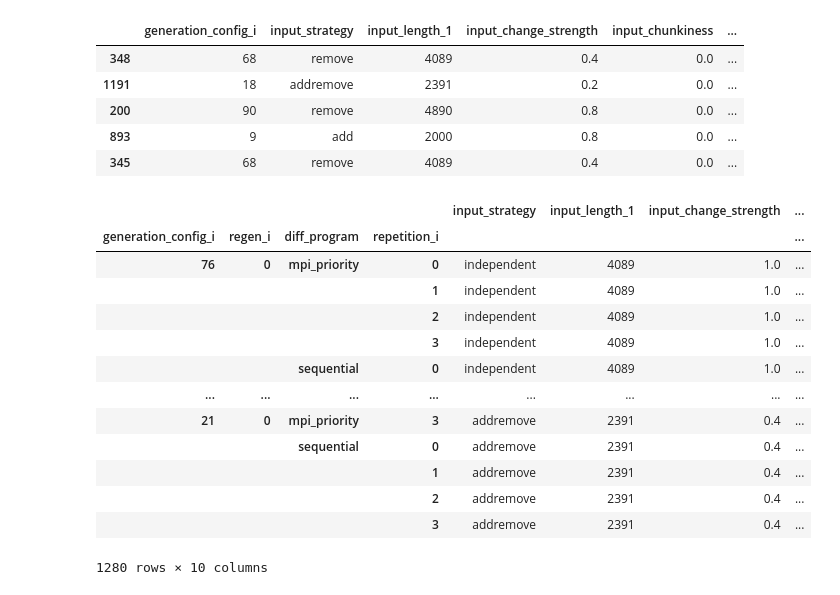
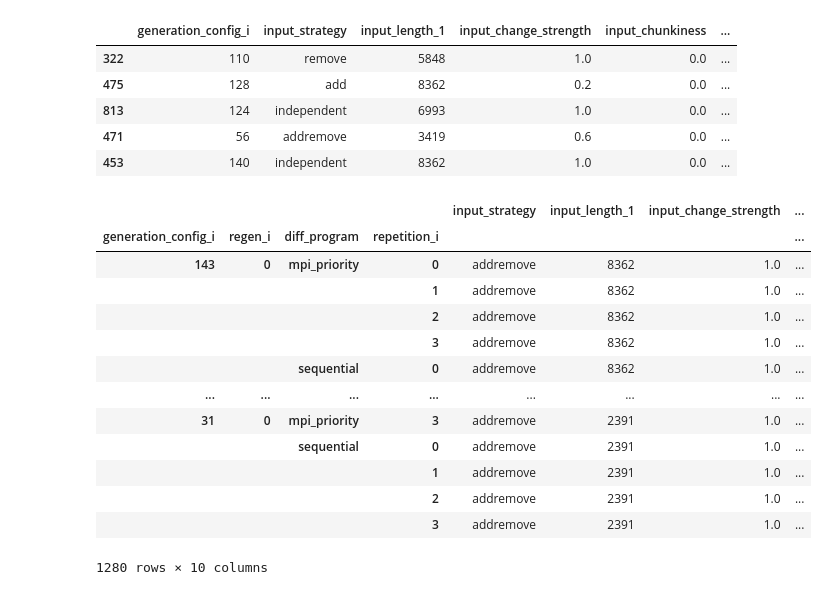
Before and after one commit to tehwalris/mpi-myers-diff, a Jupyter notebook: notebooks/benchmark_analysis_priority.ipynb, the cells around one changed output. Drawn from its saved outputs; the diff is of its cells as text; code cells hidden in the pictures.

```diff
--- a/notebooks/benchmark_analysis_priority.ipynb
+++ b/notebooks/benchmark_analysis_priority.ipynb
@@ -6,31 +12,31 @@ import seaborn as sns
 # %%
-raw_benchmark_results = pd.read_csv('../benchmarks/2020-12-07-priority-fast-receive.csv')
+raw_benchmark_results = pd.read_csv('../benchmarks/2020-12-07-priority-post-merge.csv')
 
 raw_benchmark_results.sample(5)
 # %% [output]
 |  | generation_config_i | input_strategy | input_length_1 | input_change_strength | input_chunkiness | ... |
-| 348 | 68 | remove | 4089 | 0.4 | 0.0 | ... |
-| 1191 | 18 | addremove | 2391 | 0.2 | 0.0 | ... |
-| 200 | 90 | remove | 4890 | 0.8 | 0.0 | ... |
-| 893 | 9 | add | 2000 | 0.8 | 0.0 | ... |
-| 345 | 68 | remove | 4089 | 0.4 | 0.0 | ... |
+| 322 | 110 | remove | 5848 | 1.0 | 0.0 | ... |
+| 475 | 128 | add | 8362 | 0.2 | 0.0 | ... |
+| 813 | 124 | independent | 6993 | 1.0 | 0.0 | ... |
+| 471 | 56 | addremove | 3419 | 0.6 | 0.0 | ... |
+| 453 | 140 | independent | 8362 | 1.0 | 0.0 | ... |
 # %%
 indexed_benchmark_results = raw_benchmark_results.set_index(['generation_config_i', 'regen_i', 'diff_program', 'repetition_i'])
 indexed_benchmark_results
 # %% [output]
 |  |  |  |  | input_strategy | input_length_1 | input_change_strength | ... |
 | generation_config_i | regen_i | diff_program | repetition_i |  |  |  | ... |
-| 76 | 0 | mpi_priority | 0 | independent | 4089 | 1.0 | ... |
-|  |  |  | 1 | independent | 4089 | 1.0 | ... |
-|  |  |  | 2 | independent | 4089 | 1.0 | ... |
-|  |  |  | 3 | independent | 4089 | 1.0 | ... |
-|  |  | sequential | 0 | independent | 4089 | 1.0 | ... |
+| 143 | 0 | mpi_priority | 0 | addremove | 8362 | 1.0 | ... |
+|  |  |  | 1 | addremove | 8362 | 1.0 | ... |
+|  |  |  | 2 | addremove | 8362 | 1.0 | ... |
+|  |  |  | 3 | addremove | 8362 | 1.0 | ... |
+|  |  | sequential | 0 | addremove | 8362 | 1.0 | ... |
 | ... | ... | ... | ... | ... | ... | ... | ... |
-| 21 | 0 | mpi_priority | 3 | addremove | 2391 | 0.4 | ... |
-|  |  | sequential | 0 | addremove | 2391 | 0.4 | ... |
-|  |  |  | 1 | addremove | 2391 | 0.4 | ... |
-|  |  |  | 2 | addremove | 2391 | 0.4 | ... |
-|  |  |  | 3 | addremove | 2391 | 0.4 | ... |
+| 31 | 0 | mpi_priority | 3 | addremove | 2391 | 1.0 | ... |
+|  |  | sequential | 0 | addremove | 2391 | 1.0 | ... |
+|  |  |  | 1 | addremove | 2391 | 1.0 | ... |
+|  |  |  | 2 | addremove | 2391 | 1.0 | ... |
+|  |  |  | 3 | addremove | 2391 | 1.0 | ... |
 1280 rows × 10 columns
 # %%
 unique_regen_i_values = sorted(np.unique(indexed_benchmark_results.index.get_level_values('regen_i').values))
```
Also changed, not shown: parts of 6 cells of this notebook, 1 other file.
